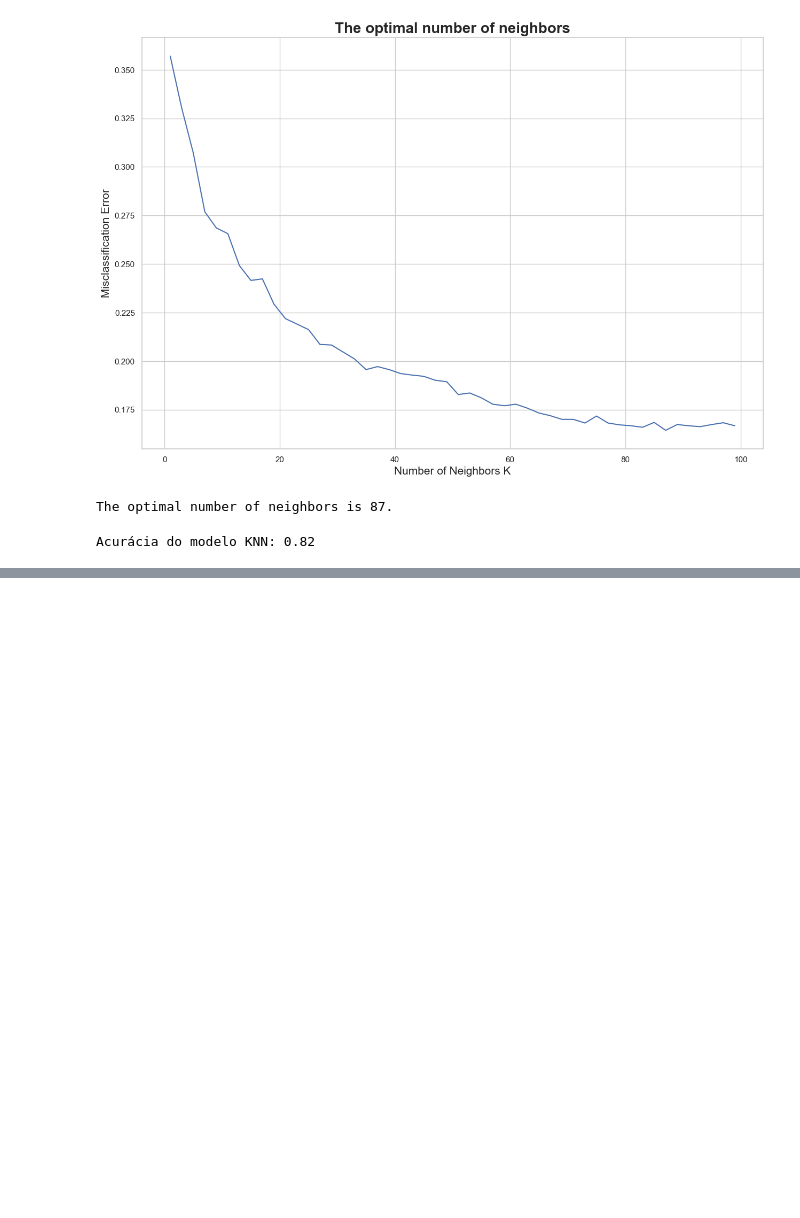
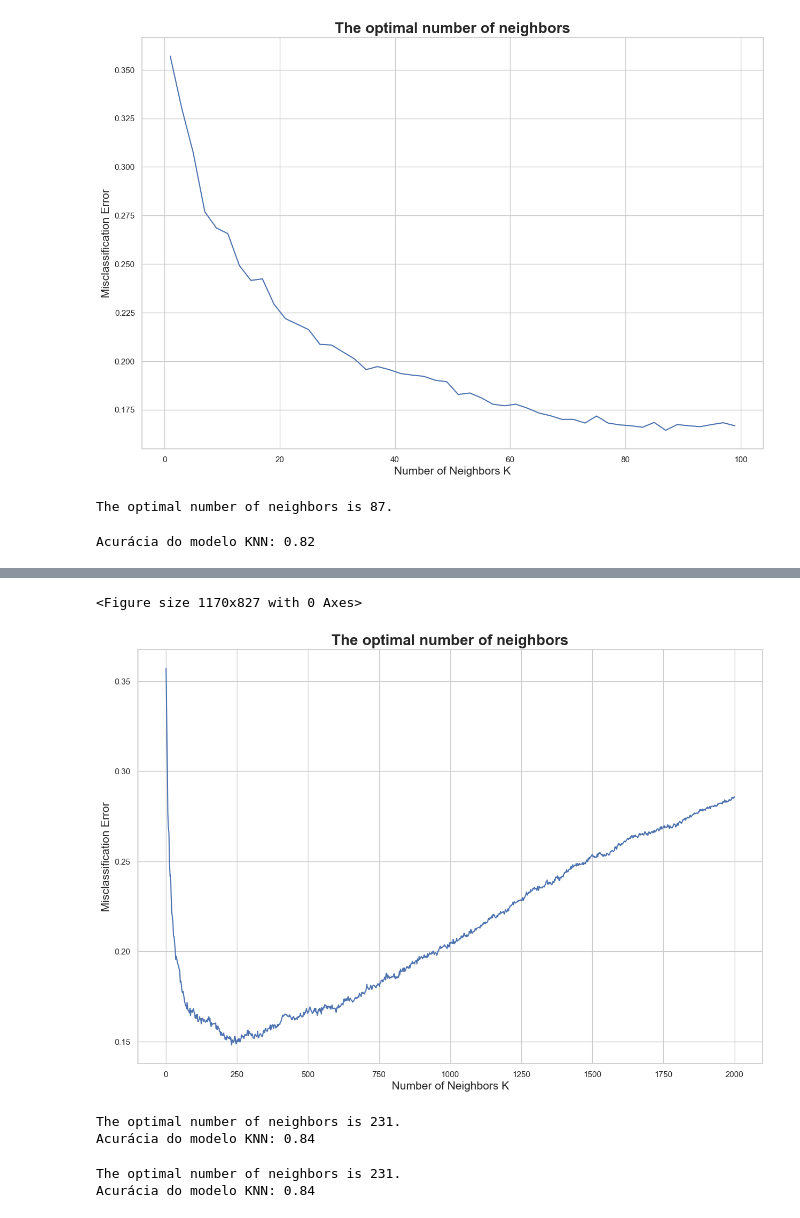
Before and after one commit to CabralAndrey/MineracaodeDados, a Jupyter notebook: main.ipynb, the cells around one changed output, grey strips where cells are left out. Drawn from its saved outputs; the diff is of its cells as text; code cells hidden in the pictures; blank space fills up the shorter version.

```diff
--- a/main.ipynb
+++ b/main.ipynb
@@ -649,0 +783,69 @@ Acurácia do modelo KNN: 0.82
+# %%
+#TENTANDO COM 2000
+#TENTANDO UM TUNNING # ESTE TUNNING PEGUEI DO MANUAL DO SKLEARN
+from sklearn.model_selection import cross_val_score
+# creating list of K for KNN
+k_list = list(range(1,2000,2))
+# creating list of cv scores
+cv_scores = []
+
+# perform 10-fold cross validation
+for k in k_list:
+    knn = KNeighborsClassifier(n_neighbors=k)
+    scores = cross_val_score(knn, X_train, y_train, cv=10, scoring='accuracy')
+    cv_scores.append(scores.mean())
+# %%
+# PLOTANDO OS RESULTADOS :
+# changing to misclassification error
+MSE = [1 - x for x in cv_scores]
+
+plt.figure()
+plt.figure(figsize=(15,10))
+plt.title('The optimal number of neighbors', fontsize=20, fontweight='bold')
+plt.xlabel('Number of Neighbors K', fontsize=15)
+plt.ylabel('Misclassification Error', fontsize=15)
+sns.set_style("whitegrid")
+plt.plot(k_list, MSE)
+
+plt.show()
+# finding best k
+best_k = k_list[MSE.index(min(MSE))]
+print("The optimal number of neighbors is %d." % best_k)
+#FICOU UMA MERDA...
+#TESTANDO COM 87 VIZINHOS CONFORME O TUNNING.
+knn_model_BEST = KNeighborsClassifier(n_neighbors=231)
+
+# TRAINANDO COM OS DADOS QUE FORAM SEPARADOS PARA TREINO ALI EM CIMA
+knn_model_BEST.fit(X_train, y_train)
+
+# VERIFICANDO PREVISÕES
+y_pred_BEST = knn_model_BEST.predict(X_test)
+
+# VERIFICANDO OS ACERTOS DO NOSSO KNN
+accuracy_BEST = accuracy_score(y_test, y_pred_BEST)
+print(f"Acurácia do modelo KNN: {accuracy_BEST:.2f}")
+# %% [output]
+<Figure size 1170x827 with 0 Axes>
+[figure, added]
+The optimal number of neighbors is 231.
+Acurácia do modelo KNN: 0.84
+# %%
+# finding best k
+best_k = k_list[MSE.index(min(MSE))]
+print("The optimal number of neighbors is %d." % best_k)
+#FICOU UMA MERDA...
+#TESTANDO COM 87 VIZINHOS CONFORME O TUNNING.
+knn_model_BEST = KNeighborsClassifier(n_neighbors=231)
+
+# TRAINANDO COM OS DADOS QUE FORAM SEPARADOS PARA TREINO ALI EM CIMA
+knn_model_BEST.fit(X_train, y_train)
+
+# VERIFICANDO PREVISÕES
+y_pred_BEST = knn_model_BEST.predict(X_test)
+
+# VERIFICANDO OS ACERTOS DO NOSSO KNN
+accuracy_BEST = accuracy_score(y_test, y_pred_BEST)
+print(f"Acurácia do modelo KNN: {accuracy_BEST:.2f}")
+# %% [output]
+The optimal number of neighbors is 231.
+Acurácia do modelo KNN: 0.84
```
Also changed, not shown: parts of 14 cells of this notebook.
